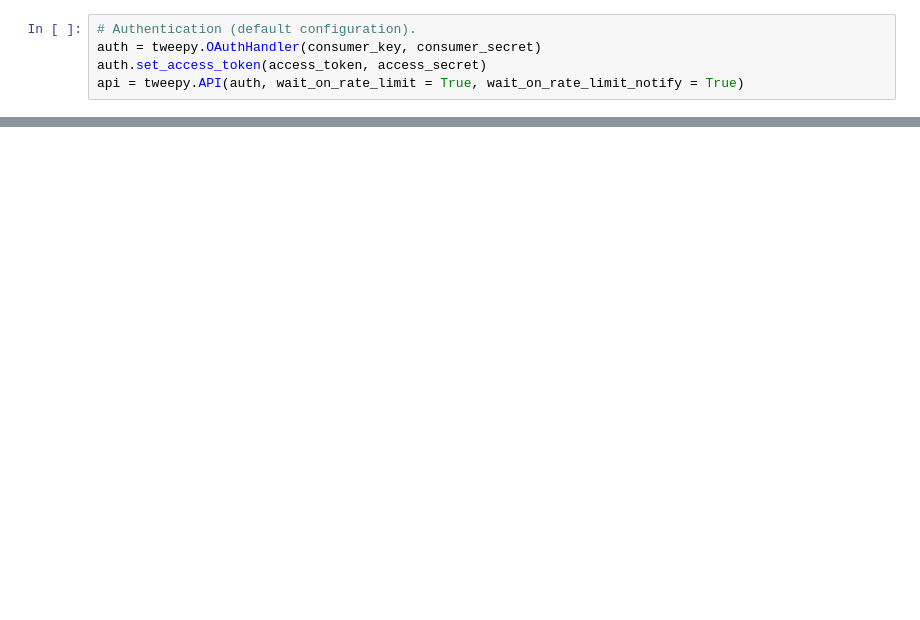
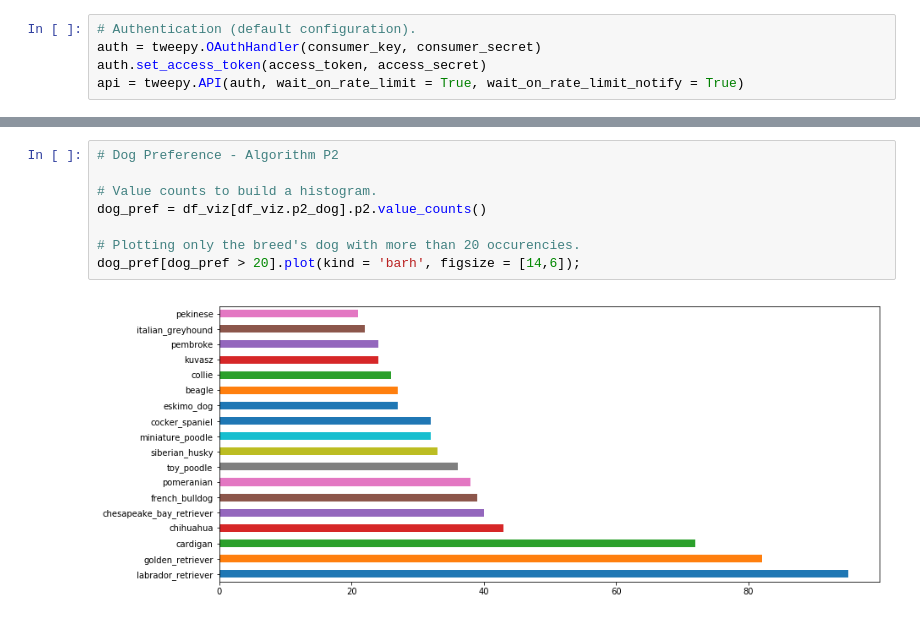
Before and after one commit to AndersonUyekita/ND111_data_science_foundations_02, a Jupyter notebook: 03-Chapter03/00-Project_02/nd111_udacity_project_02.ipynb, the cells around one changed output, grey strips where cells are left out. Cells and saved outputs as stored; diff of their text form; blank space fills up the shorter version.

```diff
--- a/03-Chapter03/00-Project_02/nd111_udacity_project_02.ipynb
+++ b/03-Chapter03/00-Project_02/nd111_udacity_project_02.ipynb
@@ -718,0 +1573,10 @@ I have consulted this websites to perform this project.
+# %%
+# Dog Preference - Algorithm P2
+
+# Value counts to build a histogram.
+dog_pref = df_viz[df_viz.p2_dog].p2.value_counts()
+
+# Plotting only the breed's dog with more than 20 occurencies.
+dog_pref[dog_pref > 20].plot(kind = 'barh', figsize = [14,6]);
+# %% [output]
+[figure, added]
```
Also changed, not shown: parts of 163 cells of this notebook, 4 other files.
